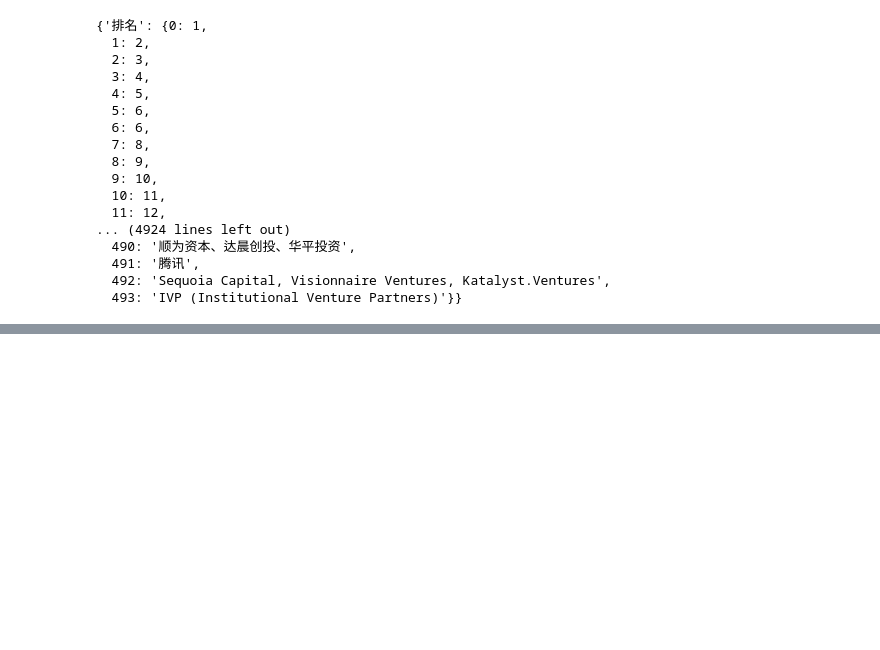
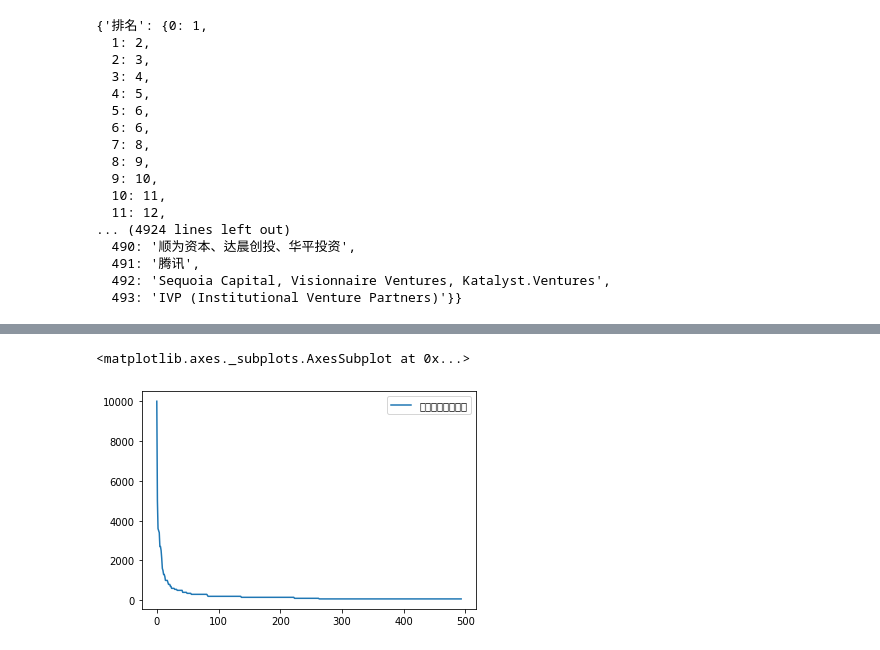
Before and after one commit to liuyu19/python_pandas, a Jupyter notebook: Spring20_Pandas/20春_pandas_week06_try/Untitled.ipynb, the cells around one changed output, grey strips where cells are left out. Drawn from its saved outputs; the diff is of its cells as text; code cells hidden in the pictures; blank space fills up the shorter version.

```diff
--- a/Spring20_Pandas/20春_pandas_week06_try/Untitled.ipynb
+++ b/Spring20_Pandas/20春_pandas_week06_try/Untitled.ipynb
@@ -331,0 +430,5 @@ df.to_dict()
+# %%
+df[["估值（亿人民币）"]].plot(kind="line")
+# %% [output]
+<matplotlib.axes._subplots.AxesSubplot at 0x...>
+[figure, added]
```
Also changed, not shown: parts of 12 cells of this notebook.
